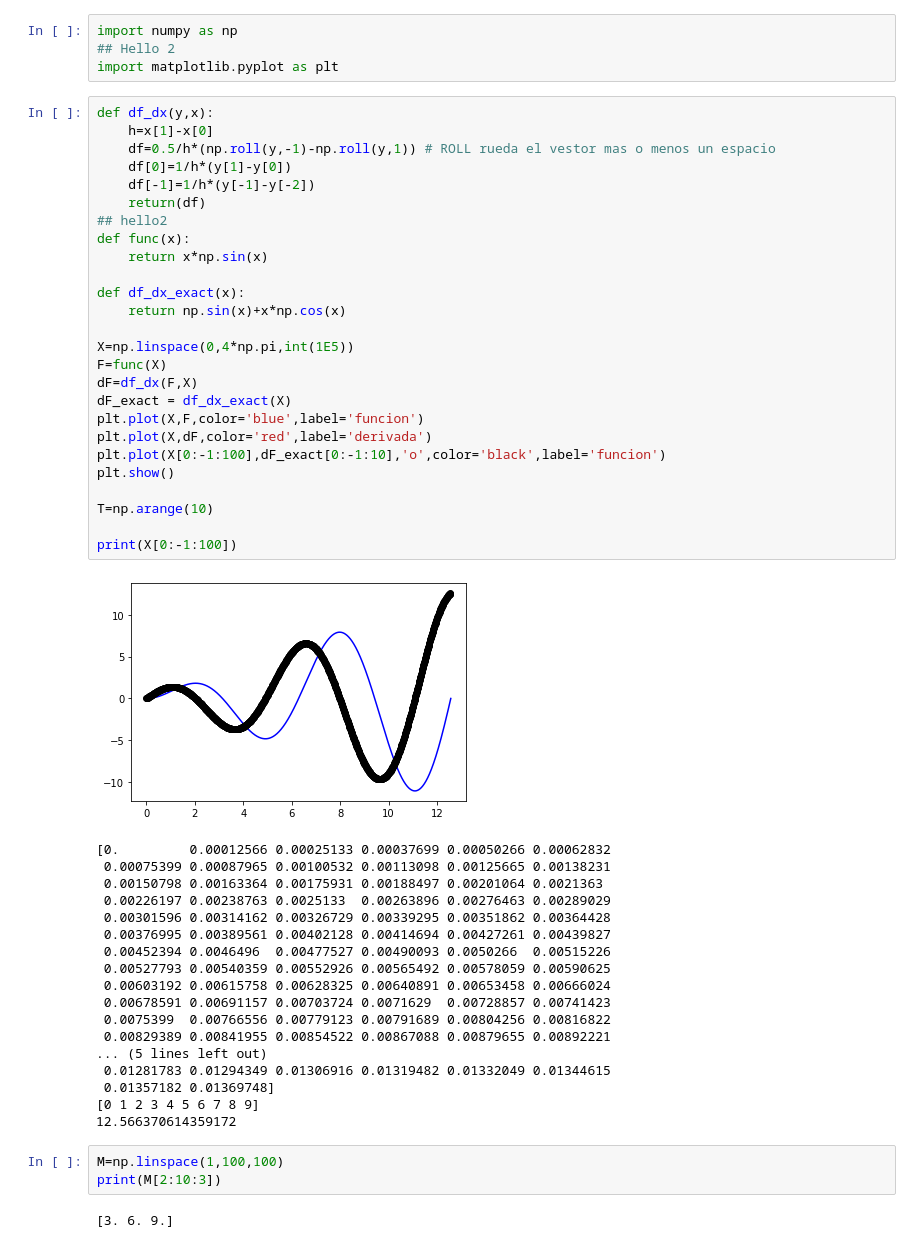
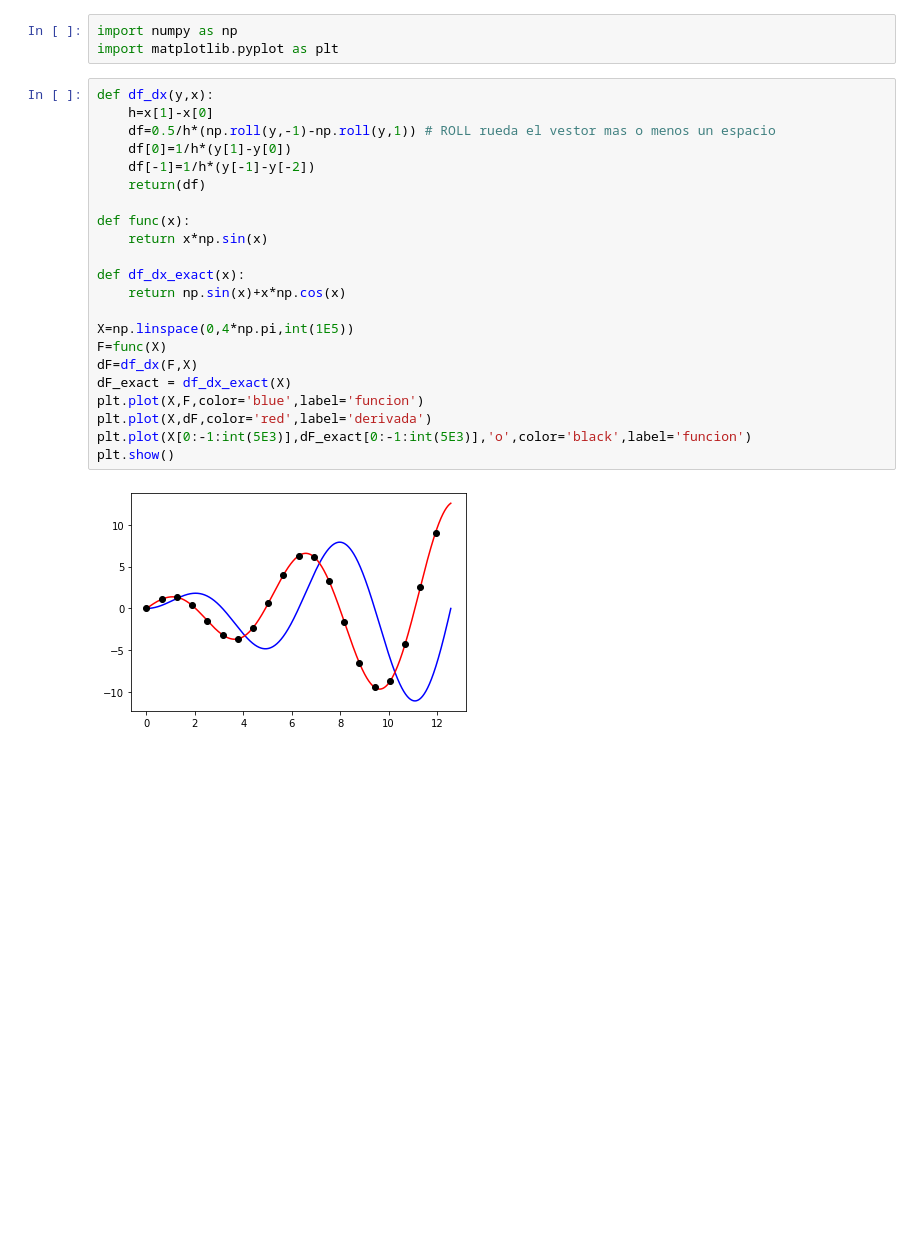
Before and after one commit to marcelo1356/Training, a Jupyter notebook: Derivada.ipynb, the cells around one changed output. Saved outputs shown, nothing was run; the diff lists cells and outputs as text; blank space fills up the shorter version.

```diff
--- a/Derivada.ipynb
+++ b/Derivada.ipynb
@@ -1,54 +1,27 @@
 # %%
 import numpy as np
-## Hello 2
 import matplotlib.pyplot as plt
 # %%
 def df_dx(y,x):
     h=x[1]-x[0]
     df=0.5/h*(np.roll(y,-1)-np.roll(y,1)) # ROLL rueda el vestor mas o menos un espacio
     df[0]=1/h*(y[1]-y[0])
     df[-1]=1/h*(y[-1]-y[-2])
     return(df)
-## hello2
+
 def func(x):
     return x*np.sin(x)
 
 def df_dx_exact(x):
     return np.sin(x)+x*np.cos(x)
 
 X=np.linspace(0,4*np.pi,int(1E5))
 F=func(X)
 dF=df_dx(F,X)
 dF_exact = df_dx_exact(X)
 plt.plot(X,F,color='blue',label='funcion')
 plt.plot(X,dF,color='red',label='derivada')
-plt.plot(X[0:-1:100],dF_exact[0:-1:10],'o',color='black',label='funcion')
+plt.plot(X[0:-1:int(5E3)],dF_exact[0:-1:int(5E3)],'o',color='black',label='funcion')
 plt.show()
-
-T=np.arange(10)
-
-print(X[0:-1:100])
 # %% [output]
-[figure, old version]
+[figure, new version]
-[0.         0.00012566 0.00025133 0.00037699 0.00050266 0.00062832
- 0.00075399 0.00087965 0.00100532 0.00113098 0.00125665 0.00138231
- 0.00150798 0.00163364 0.00175931 0.00188497 0.00201064 0.0021363
- 0.00226197 0.00238763 0.0025133  0.00263896 0.00276463 0.00289029
- 0.00301596 0.00314162 0.00326729 0.00339295 0.00351862 0.00364428
- 0.00376995 0.00389561 0.00402128 0.00414694 0.00427261 0.00439827
- 0.00452394 0.0046496  0.00477527 0.00490093 0.0050266  0.00515226
- 0.00527793 0.00540359 0.00552926 0.00565492 0.00578059 0.00590625
- 0.00603192 0.00615758 0.00628325 0.00640891 0.00653458 0.00666024
- 0.00678591 0.00691157 0.00703724 0.0071629  0.00728857 0.00741423
- 0.0075399  0.00766556 0.00779123 0.00791689 0.00804256 0.00816822
- 0.00829389 0.00841955 0.00854522 0.00867088 0.00879655 0.00892221
-... (5 lines left out)
- 0.01281783 0.01294349 0.01306916 0.01319482 0.01332049 0.01344615
- 0.01357182 0.01369748]
-[0 1 2 3 4 5 6 7 8 9]
-12.566370614359172
-# %%
-M=np.linspace(1,100,100)
-print(M[2:10:3])
-# %% [output]
-[3. 6. 9.]
```
Also changed, not shown: parts of 1 cell of this notebook.
